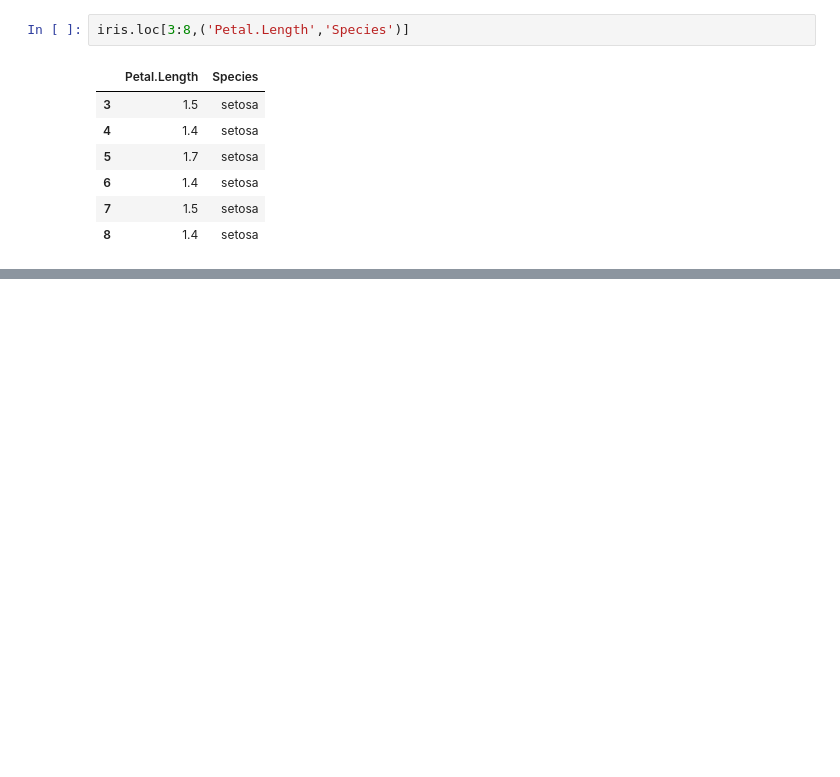
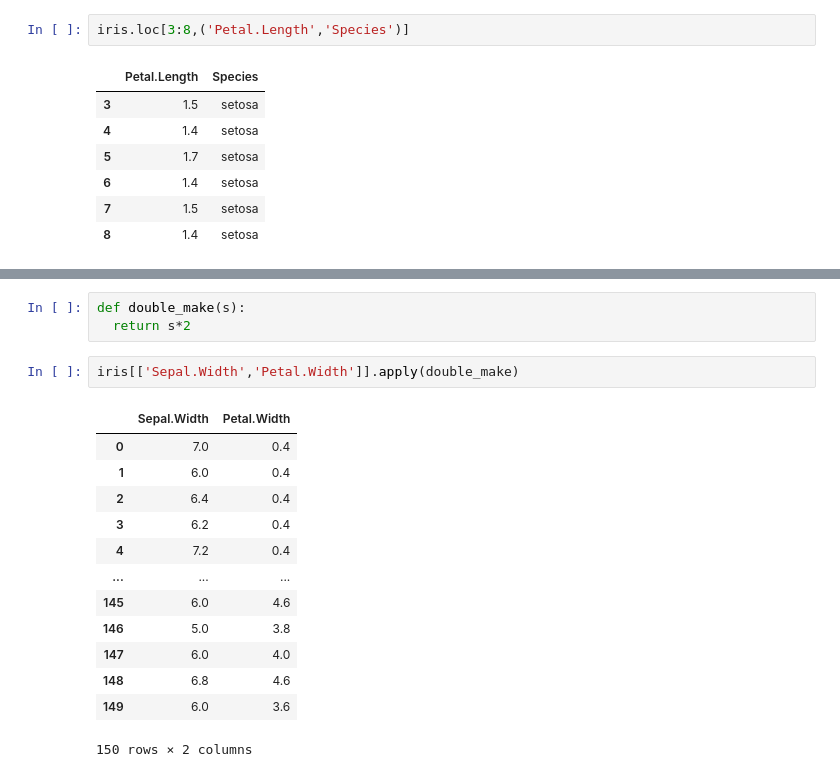
Before and after one commit to shamiik/pandas, a Jupyter notebook: pandasDataframe&Function.ipynb, the cells around one changed output, grey strips where cells are left out. Cells and saved outputs as stored; diff of their text form; blank space fills up the shorter version.

```diff
--- a/pandasDataframe&Function.ipynb
+++ b/pandasDataframe&Function.ipynb
@@ -107,0 +191,19 @@ iris.loc[3:8,('Petal.Length','Species')]
+# %%
+def double_make(s):
+  return s*2
+# %%
+iris[['Sepal.Width','Petal.Width']].apply(double_make)
+# %% [output]
+|  | Sepal.Width | Petal.Width |
+| 0 | 7.0 | 0.4 |
+| 1 | 6.0 | 0.4 |
+| 2 | 6.4 | 0.4 |
+| 3 | 6.2 | 0.4 |
+| 4 | 7.2 | 0.4 |
+| ... | ... | ... |
+| 145 | 6.0 | 4.6 |
+| 146 | 5.0 | 3.8 |
+| 147 | 6.0 | 4.0 |
+| 148 | 6.8 | 4.6 |
+| 149 | 6.0 | 3.6 |
+150 rows × 2 columns
```
Also changed, not shown: parts of 14 cells of this notebook.
